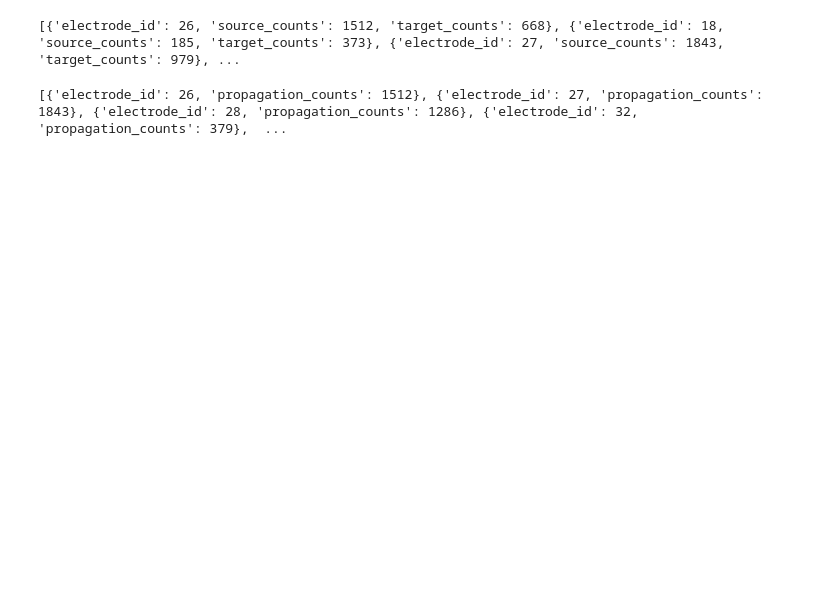
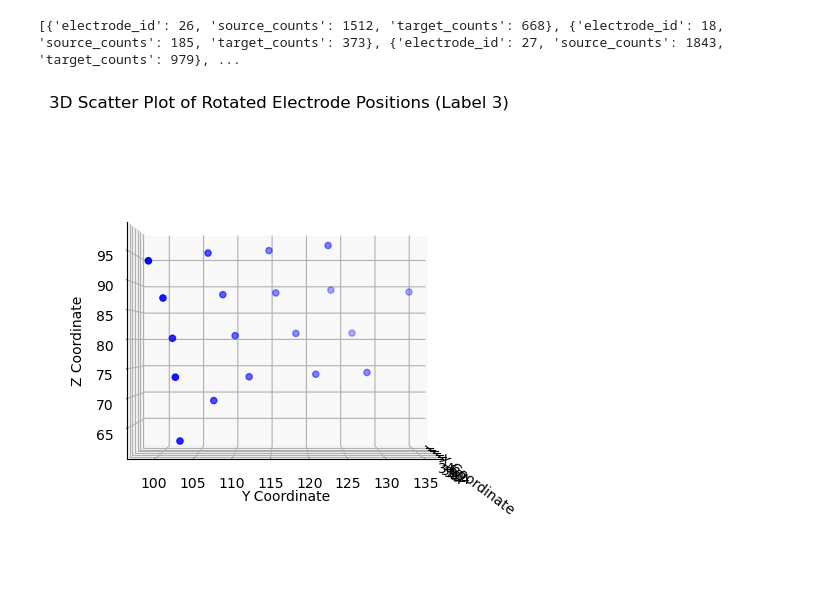
Before and after one commit to ScheWann/CS529_VDS_Epilepsy, a Jupyter notebook: backend/eeg.ipynb, the cells around one changed output. Drawn from its saved outputs; the diff is of its cells as text; code cells hidden in the pictures; blank space fills up the shorter version.

Commit message:
update data

```diff
--- a/backend/eeg.ipynb
+++ b/backend/eeg.ipynb
@@ -466,17 +120,0 @@ See the caveats in the documentation: https://pandas.pydata.org/pandas-docs/stab
-# %%
-import nibabel as nib
-
-nifti_file = '/Users/siyuanzhao/Downloads/file.nii.gz'
-img = nib.load(nifti_file)
-
-# Get the data from the image
-data = img.get_fdata()
-
-x, y = zip(*electrode_2d_positions)
-
-# Create a scatter plot of the 2D electrode positions
-plt.scatter(x, y)
-plt.xlabel('X-axis')
-plt.ylabel('Y-axis')
-plt.title('2D Electrode Arrangement')
-plt.show()
@@ -1460,25 +436,39 @@ with open(output_file, 'w') as file:
     json.dump(result, file, indent=4)
 # %% [output]
 [{'electrode_id': 26, 'source_counts': 1512, 'target_counts': 668}, {'electrode_id': 18, 'source_counts': 185, 'target_counts': 373}, {'electrode_id': 27, 'source_counts': 1843, 'target_counts': 979}, ...
-# %%
-propagation_df = pd.read_json("/Users/siyuanzhao/Downloads/sample1_events.json")
-electrode_activation_counts = {}
-
-
-for network_list in propagation_df['network']:
-
-    for item in network_list:
-        source = item['source']
-
-        if source in electrode_activation_counts:
-            electrode_activation_counts[source] += 1
-        else:
-            electrode_activation_counts[source] = 1
-
-
-result = [{'electrode_id': electrode_id, 'propagation_counts': count}
-          for electrode_id, count in electrode_activation_counts.items()]
-
-print(result)
-# %% [output]
-[{'electrode_id': 26, 'propagation_counts': 1512}, {'electrode_id': 27, 'propagation_counts': 1843}, {'electrode_id': 28, 'propagation_counts': 1286}, {'electrode_id': 32, 'propagation_counts': 379},  ...
+# %%
+
+# Load your data
+electrode_df = pd.read_csv("/Users/siyuanzhao/Documents/GitHub/CS529_VDS_Epilepsy/frontend/src/data/electrodes/ep187/ep187_rois_kmeans.csv")
+
+# Create a dictionary to map electrode numbers to positions
+electrode_position_map = dict(zip(electrode_df["electrode_number"], electrode_df["position"].apply(ast.literal_eval)))
+
+# Filter electrodes based on the label (e.g., label==3) and get their positions
+label_value = 1
+label_filtered_arr = []
+electrode_label_filtered_df = electrode_df[electrode_df["label"] == label_value]
+for index, row in electrode_label_filtered_df.iterrows():
+    electrode_number = row["electrode_number"]
+    if electrode_number in electrode_position_map:
+        label_filtered_arr.append(electrode_position_map[electrode_number])
+
+# Rotate the positions (you can reuse your existing rotation code here)
+theta = -20
+positions = np.array(label_filtered_arr)
+rotated_positions = np.dot(positions, rotation_matrix_x(theta).T)
+
+# Create a 3D scatter plot for the rotated positions
+fig = plt.figure(figsize=(8, 6))
+ax = fig.add_subplot(111, projection='3d')
+ax.scatter(rotated_positions[:, 0], rotated_positions[:, 1], rotated_positions[:, 2], c='blue', marker='o')
+
+ax.view_init(elev=0, azim=0)
+ax.set_xlabel('X Coordinate')
+ax.set_ylabel('Y Coordinate')
+ax.set_zlabel('Z Coordinate')
+ax.set_title('3D Scatter Plot of Rotated Electrode Positions (Label 3)')
+plt.grid()
+plt.show()
+# %% [output]
+[figure, added]
```
Also changed, not shown: parts of 43 cells of this notebook, 13 other files.
